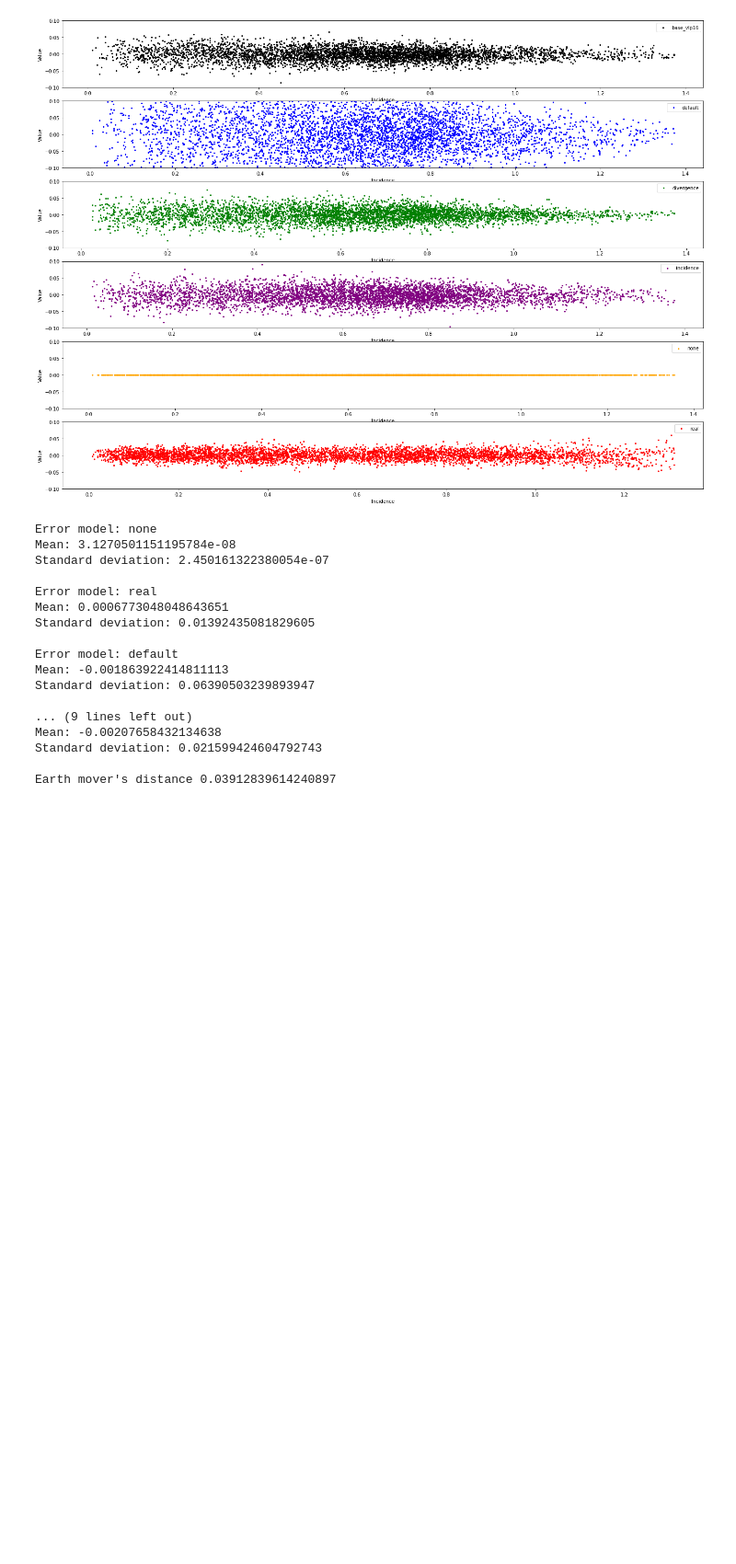
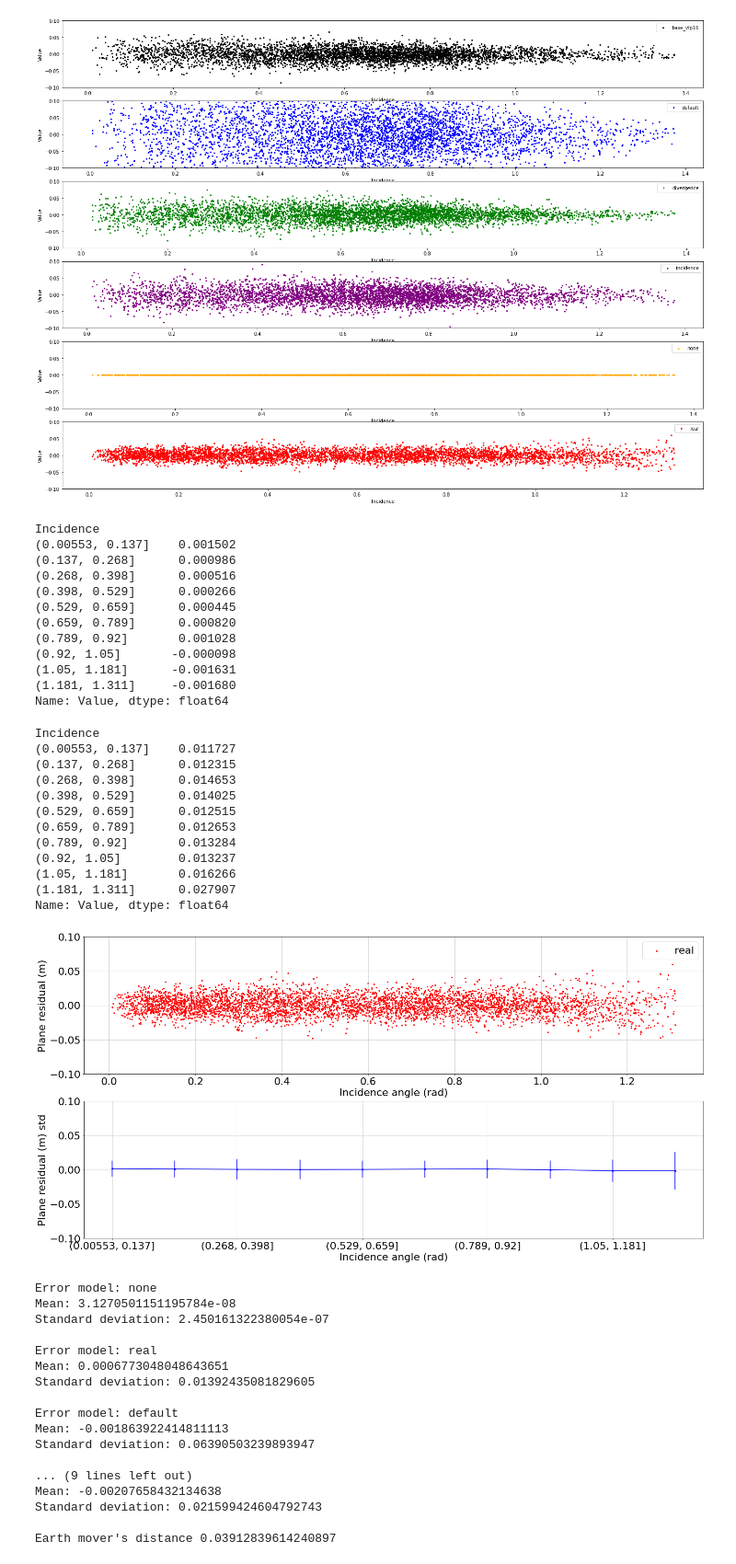
Before and after one commit to branislavjenco/thesis-code, a Jupyter notebook: using-pandas.ipynb, the cells around one changed output. Shown: that part at 92% size. Cells and saved outputs as stored; diff of their text form; code cells hidden in the pictures; blank space fills up the shorter version.

```diff
--- a/using-pandas.ipynb
+++ b/using-pandas.ipynb
@@ -130,6 +124,51 @@ incidence 4994
 none 5105
 real 4884
 [figure]
+# %%
+fig, axes = plt.subplots(figsize=(24,12), nrows=2)
+real = df_reset[df_reset["Error"] == 'real']
+
+real.plot.scatter(ax=axes[0], x="Incidence", y="Value",ylabel="Plane residual (m)", grid=True, xlabel="Incidence angle (rad)", marker='.',color=colors_by_error[key], label=key, ylim=[-0.1, 0.1])
+bins = pd.cut(real['Incidence'], 10, )
+real_mean = real.groupby(bins)["Value"].mean()
+real_std = real.groupby(bins)["Value"].std()
+
+display(real_mean)
+display(real_std)
+
+# real_mean["variance"] = real_mean["Value"]**2
+real_mean.plot.line(ax=axes[1], x="Incidence", y="Value", yerr=real_std, grid=True, ylabel="Plane residual (m) std", xlabel="Incidence angle (rad)", marker='.',color="blue", label=key, ylim=[-0.1, 0.1])
+
+# display(real_mean)
+
+plt.show()
+fig.savefig("real_incidence.png", bbox_inches='tight', pad_inches=1)
+# %% [output]
+Incidence
+(0.00553, 0.137]    0.001502
+(0.137, 0.268]      0.000986
+(0.268, 0.398]      0.000516
+(0.398, 0.529]      0.000266
+(0.529, 0.659]      0.000445
+(0.659, 0.789]      0.000820
+(0.789, 0.92]       0.001028
+(0.92, 1.05]       -0.000098
+(1.05, 1.181]      -0.001631
+(1.181, 1.311]     -0.001680
+Name: Value, dtype: float64
+Incidence
+(0.00553, 0.137]    0.011727
+(0.137, 0.268]      0.012315
+(0.268, 0.398]      0.014653
+(0.398, 0.529]      0.014025
+(0.529, 0.659]      0.012515
+(0.659, 0.789]      0.012653
+(0.789, 0.92]       0.013284
+(0.92, 1.05]        0.013237
+(1.05, 1.181]       0.016266
+(1.181, 1.311]      0.027907
+Name: Value, dtype: float64
+[figure, added]
 # %%
 def plot_per_distance(data, kind):
     kind_data = df.loc[kind]
```
Also changed, not shown: parts of 2 cells of this notebook, 1 other file.
